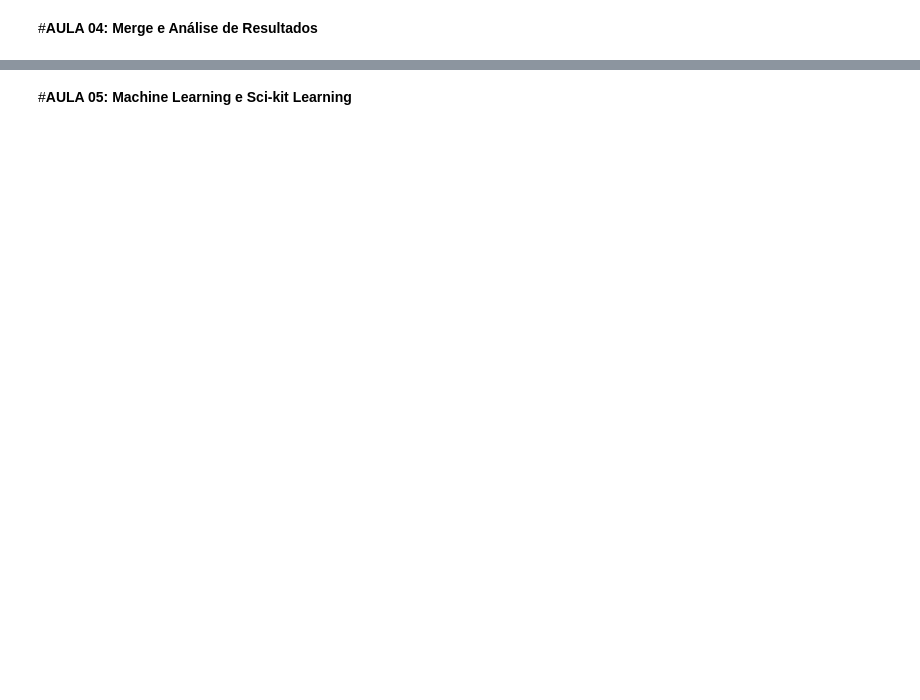
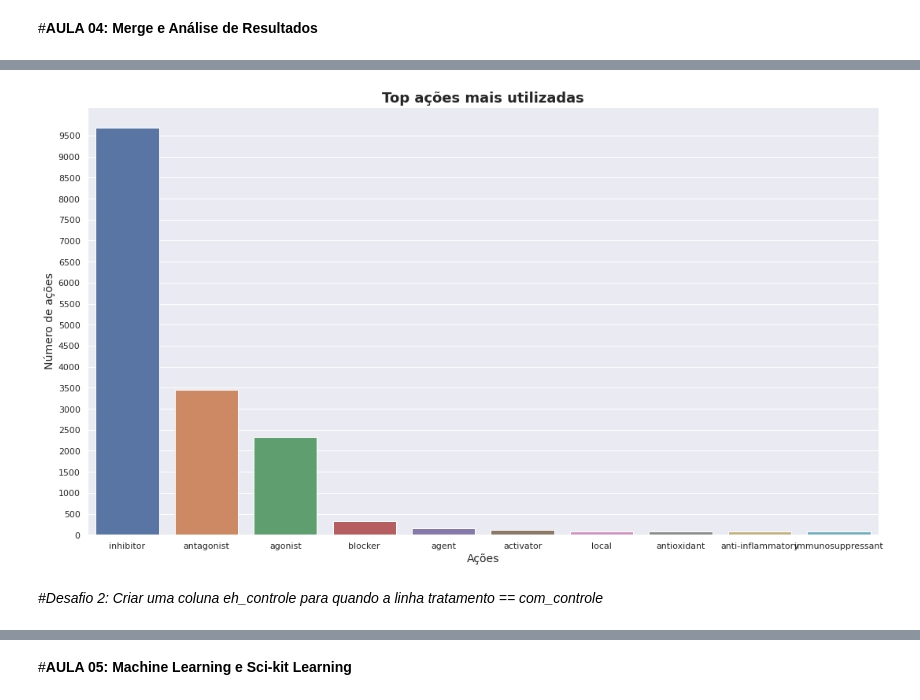
Before and after one commit to m-eicardi/Imersao_DataScience_Alura, a Jupyter notebook: imersao_dados.ipynb, the cells around one changed output, grey strips where cells are left out. Drawn from its saved outputs; the diff is of its cells as text; code cells hidden in the pictures; blank space fills up the shorter version.

```diff
--- a/imersao_dados.ipynb
+++ b/imersao_dados.ipynb
@@ -1069,0 +1115,5 @@ sns.heatmap(corr, mask=mask, cmap=cmap, center=0,square=True, linewidths=.5, cba
+# %%
+#Soma pelas colunas
+contagem_moa=dados_resultados.drop('id', axis=1).sum().sort_values(ascending=False)
+
+contagem_moa
@@ -1069,0 +1222,5 @@ sns.heatmap(corr, mask=mask, cmap=cmap, center=0,square=True, linewidths=.5, cba
+# %%
+moa_ac = [moa_ac.split('_')[-1] for moa_ac in contagem_moa.index]
+
+dados_moa = pd.DataFrame(data = {'moa_ac' : moa_ac, 'n_ac' : contagem_moa.values})
+dados_moa
@@ -1069,0 +1241,3 @@ sns.heatmap(corr, mask=mask, cmap=cmap, center=0,square=True, linewidths=.5, cba
+# %%
+total_ac = dados_moa.groupby(by=['moa_ac']).sum()['n_ac'].reset_index()
+total_ac.head()
@@ -1069,0 +1251,4 @@ sns.heatmap(corr, mask=mask, cmap=cmap, center=0,square=True, linewidths=.5, cba
+# %%
+top_10 = total_ac.sort_values(by = 'n_ac', ascending= False)[:10]
+
+top_10
@@ -1069,0 +1267,12 @@ sns.heatmap(corr, mask=mask, cmap=cmap, center=0,square=True, linewidths=.5, cba
+# %%
+plt.figure(figsize=(18,10))
+ax = sns.barplot(x = 'moa_ac', y = 'n_ac', data=top_10)
+plt.title('Top ações mais utilizadas', fontsize = 18, weight = 'bold')
+plt.xlabel('Ações', fontsize = 14)
+plt.ylabel('Número de ações', fontsize = 14)
+plt.yticks(range(0,10000,500))
+plt.show()
+# %% [output]
+[figure, added]
+# %% [markdown]
+*#Desafio 2: Criar uma coluna eh_controle para quando a linha tratamento == com_controle*
```
Also changed, not shown: parts of 56 cells of this notebook.
